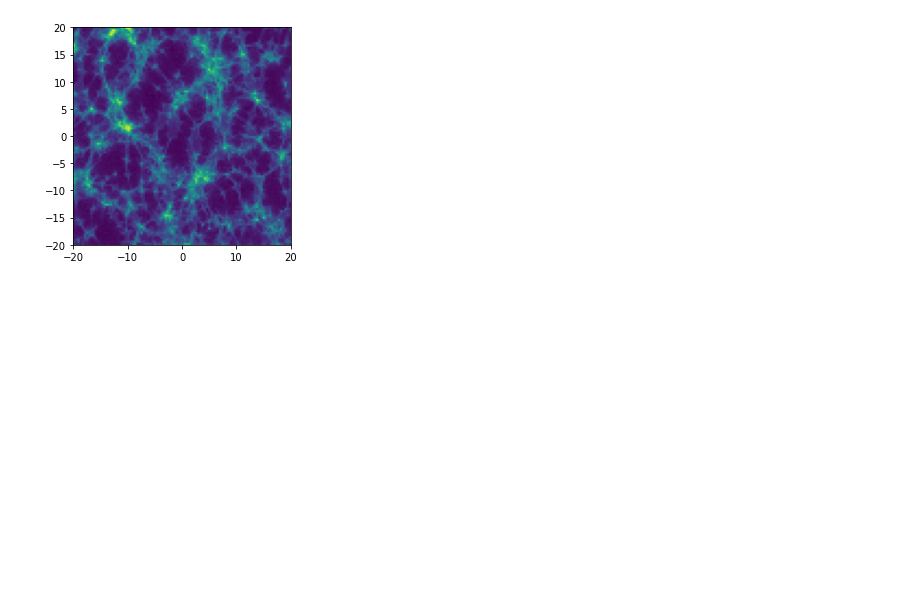
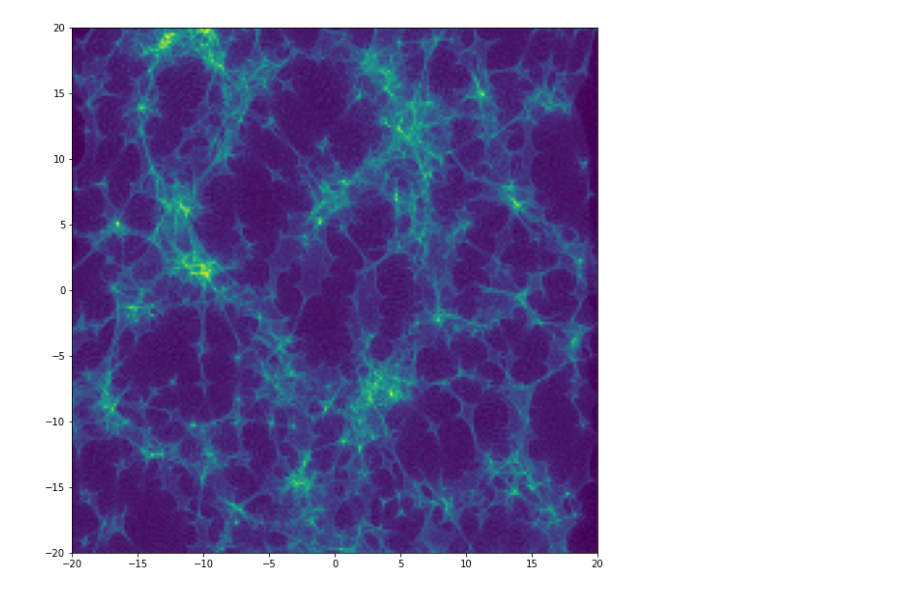
Before and after one commit to sliusar/microlensing, a Jupyter notebook: plotting.ipynb, the cells around one changed output. Cells and saved outputs as stored; diff of their text form; code cells hidden in the pictures; blank space fills up the shorter version.

```diff
--- a/plotting.ipynb
+++ b/plotting.ipynb
@@ -9,6 +9,7 @@ from matplotlib.colors import Normalize
 from scipy.interpolate import interpn
 
 def density_scatter(x, y, bins=50):
+    fig = plt.figure(figsize=(10, 10))
     heatmap, xedges, yedges = np.histogram2d(x, y, bins=bins)
     extent = [xedges[0], xedges[-1], yedges[0], yedges[-1]]
     plt.clf()
@@ -23,11 +24,11 @@ def density_scatter(x, y, bins=50):
 # %%
 rays_y = np.loadtxt("rays_y.dat")
 m = np.logical_and(np.abs(rays_y[:,0]) <= 20, np.abs(rays_y[:,1]) <= 20)
 x = rays_y[:,0][m]
 y = rays_y[:,1][m]
-density_scatter(x, y, bins=[100, 100])
+density_scatter(x, y, bins=[200, 200])
 # %% [output]
-[figure, old version]
+[figure, new version]
 # %%
 rays_y = np.loadtxt("rays_y.dat")
 m = np.logical_and(np.abs(rays_y[:,0]) <= 20, np.abs(rays_y[:,1]) <= 20)
```
Also changed, not shown: parts of 1 cell of this notebook, 2 other files.
